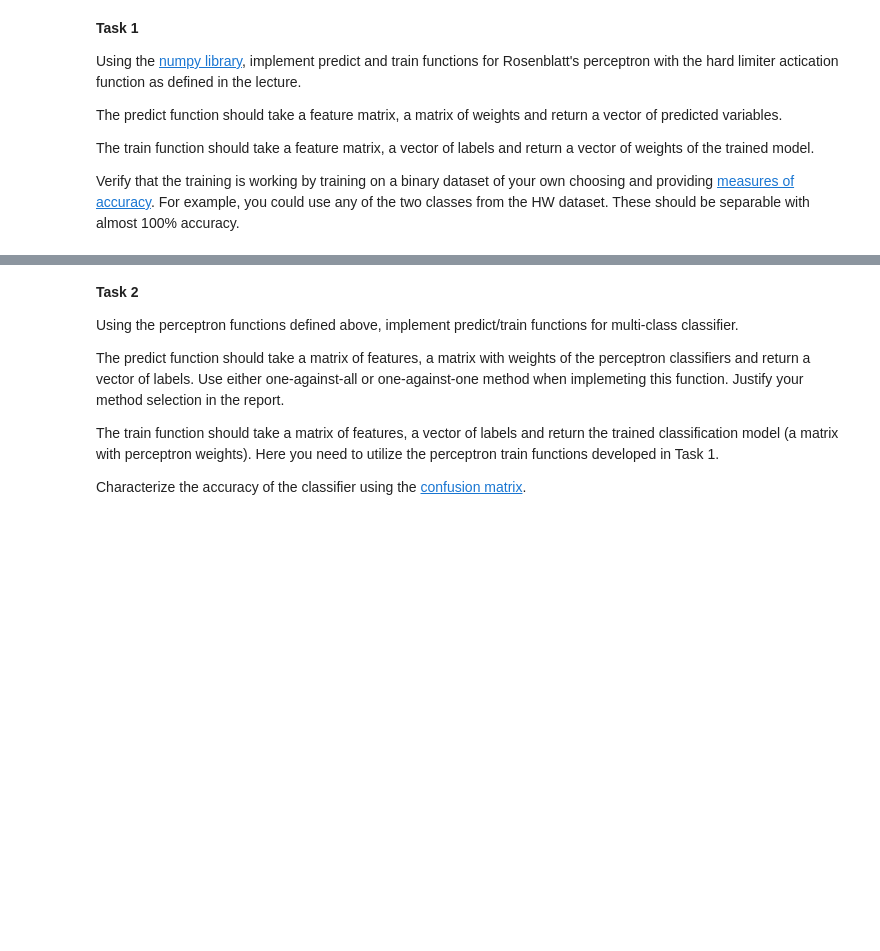
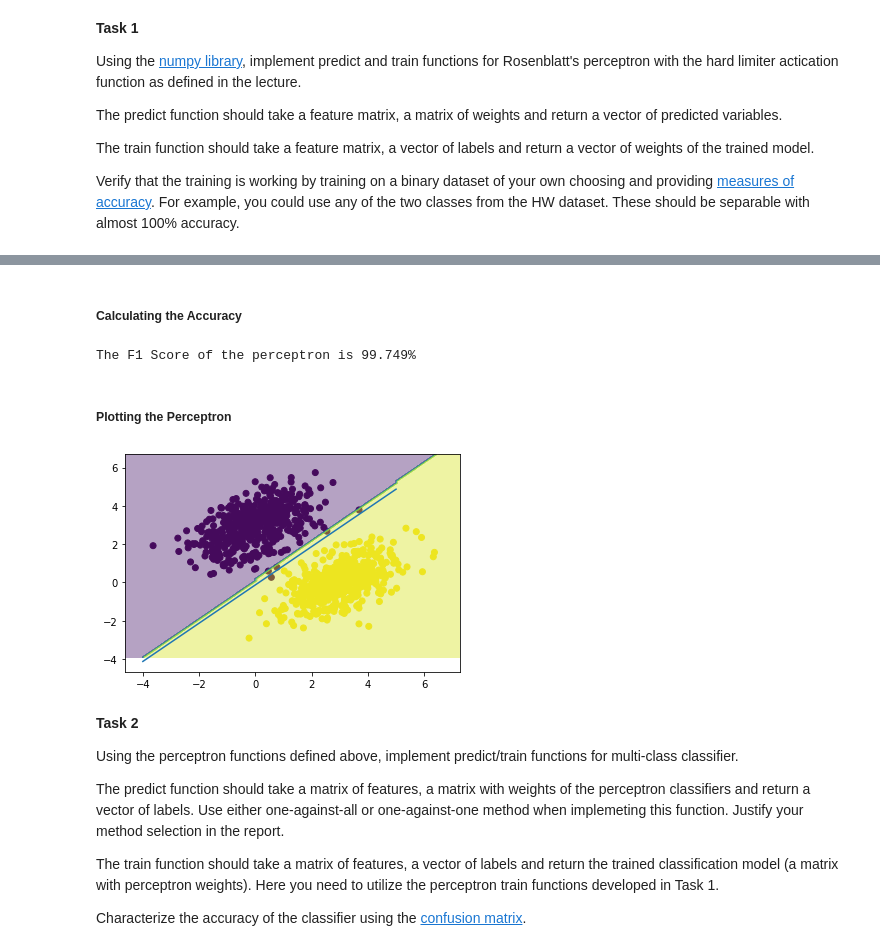
Before and after one commit to mschrader15/homework, a Jupyter notebook: spring-2022/ece-693/HW1.ipynb, the cells around one changed output, grey strips where cells are left out. Drawn from its saved outputs; the diff is of its cells as text; code cells hidden in the pictures; blank space fills up the shorter version.

```diff
--- a/spring-2022/ece-693/HW1.ipynb
+++ b/spring-2022/ece-693/HW1.ipynb
@@ -75,0 +120,22 @@ Verify that the training is working by training on a binary dataset of your own
+# %%
+# Create Test Data with Two Classes
+data = np.vstack((class1_samples, class2_samples)).astype(np.float32)
+# Convert Test Labels to a More Friendly shape
+test_labels = np.array([*([1] * num_samples_per_class), *([2] * num_samples_per_class)]).astype(np.float32)
+# %%
+# Split the Data into Training and Test
+choice = np.random.choice(range(data.shape[0]), size=(int(data.shape[0] / 2),), replace=False)
+ind = np.zeros(data.shape[0], dtype=bool)
+ind[choice] = True
+rest = ~ind
+
+train_data = data[ind]
+train_labels = test_labels[ind]
+
+test_data = data[rest]
+test_labels = test_labels[rest]
+# %%
+p = Perceptron()
+
+# training the perceptron
+w = p.train(feat_matrix=train_data, label_vector=train_labels)
@@ -75,0 +144,2 @@ Verify that the training is working by training on a binary dataset of your own
+# %% [markdown]
+##### Calculating the Accuracy
@@ -75,0 +156,6 @@ Verify that the training is working by training on a binary dataset of your own
+# %%
+print(f"The F1 Score of the perceptron is {round(F1(prediction, test_labels, p) * 100, 3)}% ")
+# %% [output]
+The F1 Score of the perceptron is 99.749%
+# %% [markdown]
+##### Plotting the Perceptron
@@ -76,3 +165,18 @@ Verify that the training is working by training on a binary dataset of your own
+# %%
+plt.scatter(test_data[:, 0], test_data[:, 1], c=test_labels)
+
+# Plotting decision regions
+x_min, x_max = test_data[:, 0].min() - 1, test_data[:, 0].max() + 1
+y_min, y_max = test_data[:, 1].min() - 1, test_data[:, 1].max() + 1
+xx, yy = np.meshgrid(np.arange(x_min, x_max, 0.1), np.arange(y_min, y_max, 0.1))
+
+Z = p.predict(np.c_[xx.ravel(), yy.ravel()], w)
+Z = Z.reshape(xx.shape)
+
+plt.contourf(xx, yy, Z, alpha=0.4)
+plt.show()
+# %% [output]
+[figure, added]
 # %% [markdown]
 **Task 2**
 
```
Also changed, not shown: parts of 20 cells of this notebook, 10 other files.
